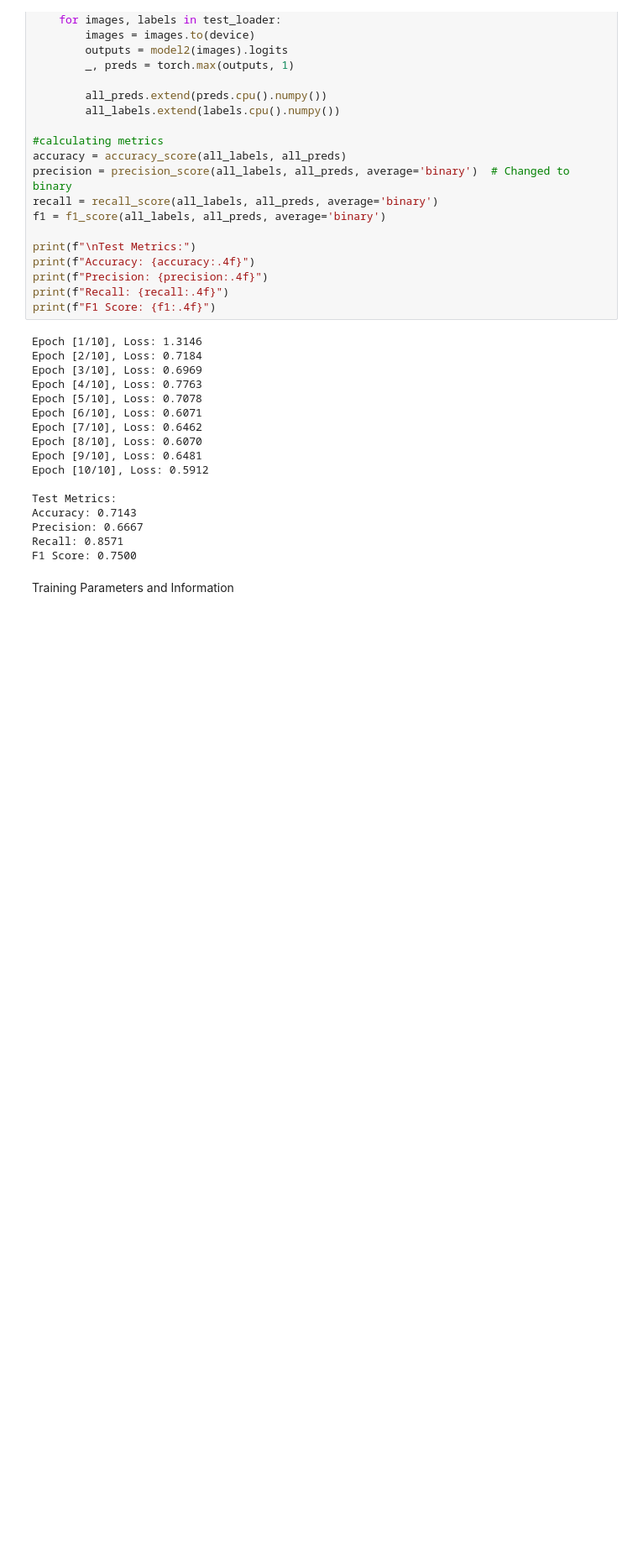
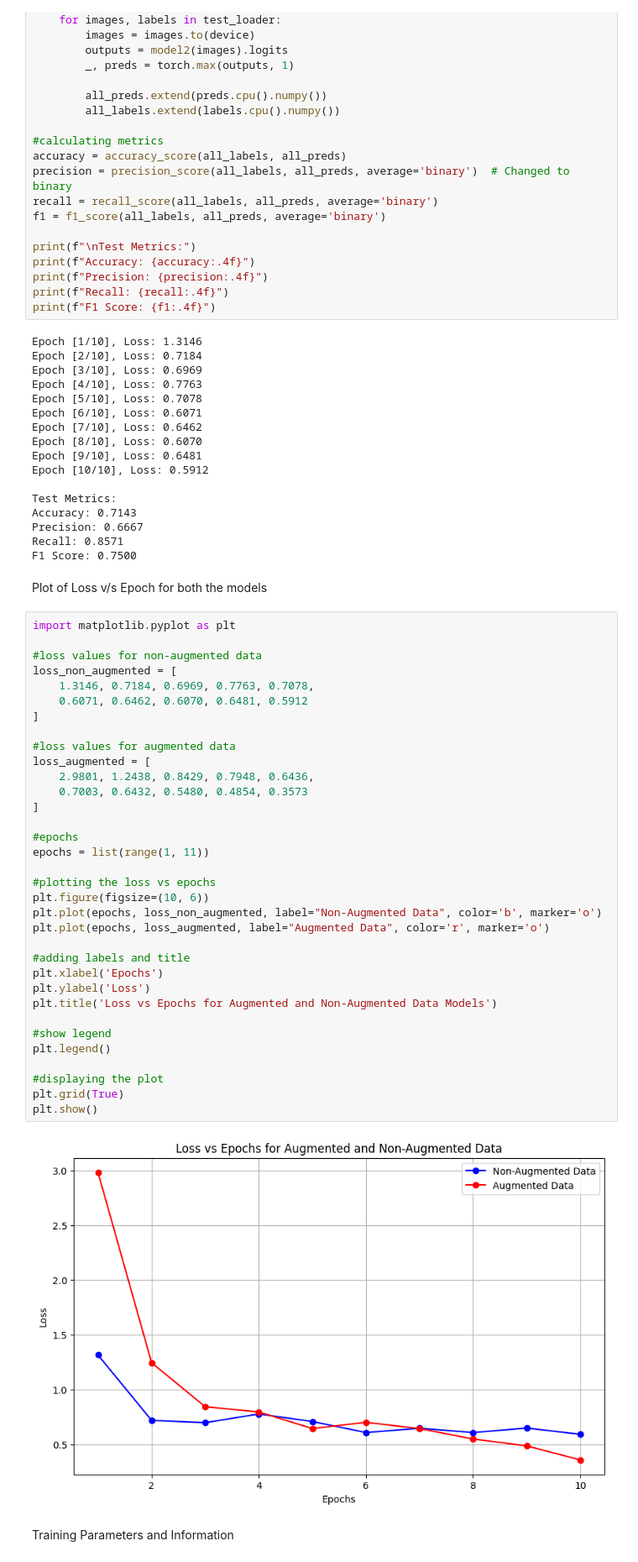
Before and after one commit to shreyamali01/CS203_Lab05, a Jupyter notebook: main.ipynb, the cells around one changed output. Shown at 84% size. Saved outputs shown, nothing was run; the diff lists cells and outputs as text; blank space fills up the shorter version.

```diff
--- a/main.ipynb
+++ b/main.ipynb
@@ -515,6 +515,44 @@ Accuracy: 0.7143
 Precision: 0.6667
 Recall: 0.8571
 F1 Score: 0.7500
+# %% [markdown]
+Plot of Loss v/s Epoch for both the models
+# %%
+import matplotlib.pyplot as plt
+
+#loss values for non-augmented data
+loss_non_augmented = [
+    1.3146, 0.7184, 0.6969, 0.7763, 0.7078,
+    0.6071, 0.6462, 0.6070, 0.6481, 0.5912
+]
+
+#loss values for augmented data
+loss_augmented = [
+    2.9801, 1.2438, 0.8429, 0.7948, 0.6436,
+    0.7003, 0.6432, 0.5480, 0.4854, 0.3573
+]
+
+#epochs
+epochs = list(range(1, 11))
+
+#plotting the loss vs epochs
+plt.figure(figsize=(10, 6))
+plt.plot(epochs, loss_non_augmented, label="Non-Augmented Data", color='b', marker='o')
+plt.plot(epochs, loss_augmented, label="Augmented Data", color='r', marker='o')
+
+#adding labels and title
+plt.xlabel('Epochs')
+plt.ylabel('Loss')
+plt.title('Loss vs Epochs for Augmented and Non-Augmented Data Models')
+
+#show legend
+plt.legend()
+
+#displaying the plot
+plt.grid(True)
+plt.show()
+# %% [output]
+[figure, added]
 # %% [markdown]
 Training Parameters and Information
 # %% [markdown]
```
Also changed, not shown: 2 other files.
